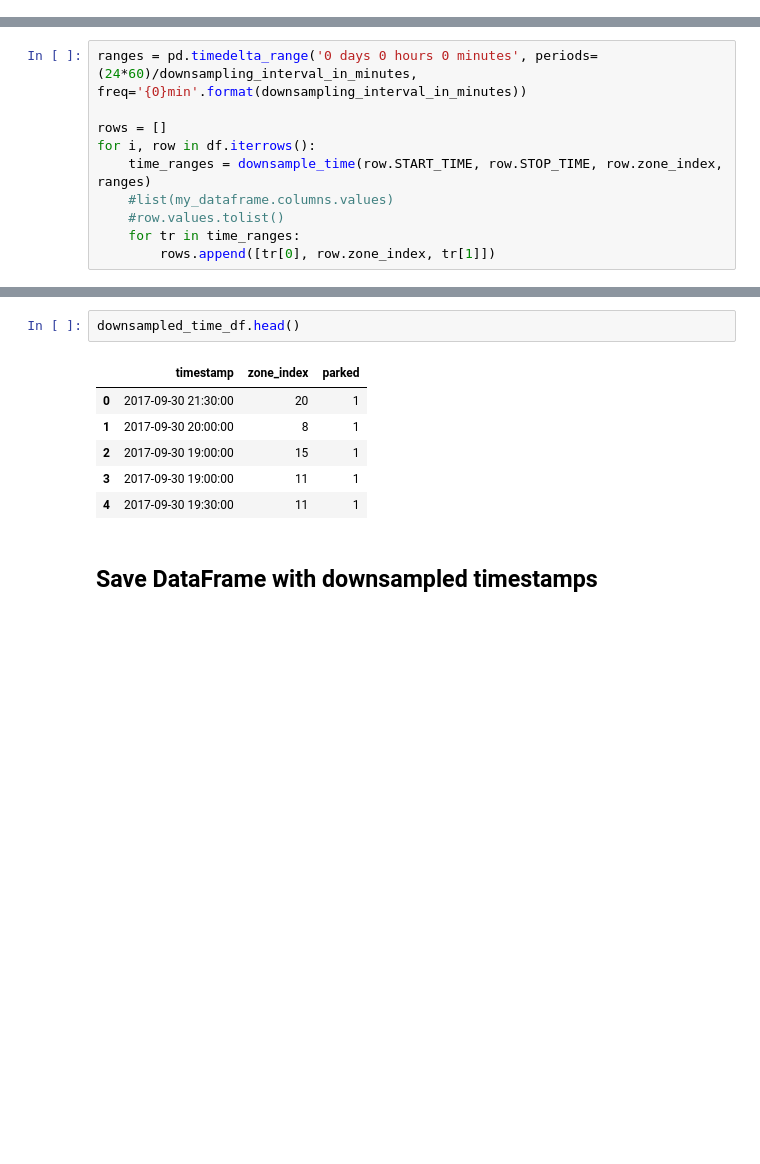
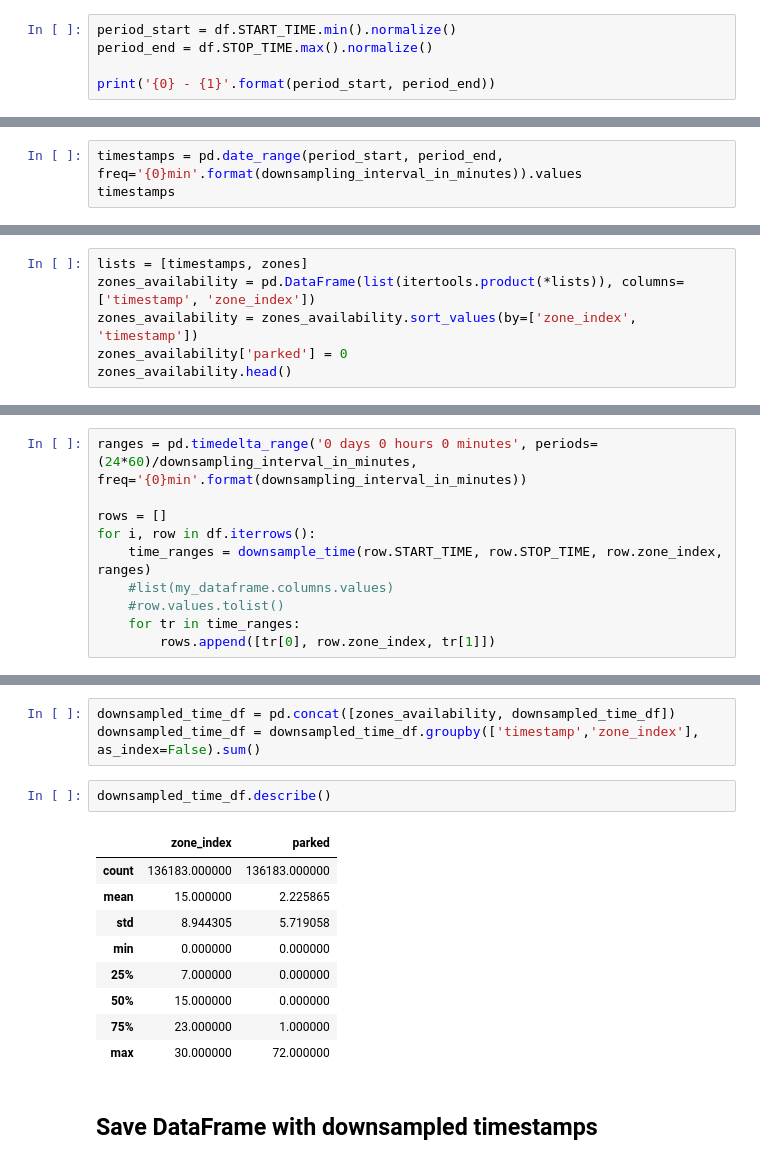
Before and after one commit to zavolokas/ParkingAvailability, a Jupyter notebook: ijburg.ipynb, the cells around one changed output, grey strips where cells are left out. Cells and saved outputs as stored; diff of their text form; blank space fills up the shorter version.

```diff
--- a/ijburg.ipynb
+++ b/ijburg.ipynb
@@ -162,0 +180,5 @@ Loading BokehJS ...
+# %%
+period_start = df.START_TIME.min().normalize()
+period_end = df.STOP_TIME.max().normalize()
+
+print('{0} - {1}'.format(period_start, period_end))
@@ -162,0 +187,3 @@ Loading BokehJS ...
+# %%
+timestamps = pd.date_range(period_start, period_end, freq='{0}min'.format(downsampling_interval_in_minutes)).values
+timestamps
@@ -162,0 +195,6 @@ Loading BokehJS ...
+# %%
+lists = [timestamps, zones]
+zones_availability = pd.DataFrame(list(itertools.product(*lists)), columns=['timestamp', 'zone_index'])
+zones_availability = zones_availability.sort_values(by=['zone_index', 'timestamp'])
+zones_availability['parked'] = 0
+zones_availability.head()
@@ -194,12 +256,18 @@ len(downsampled_time_df)
+# %%
+downsampled_time_df = pd.concat([zones_availability, downsampled_time_df])
+downsampled_time_df = downsampled_time_df.groupby(['timestamp','zone_index'], as_index=False).sum()
 # %%
-downsampled_time_df.head()
+downsampled_time_df.describe()
 # %% [output]
-|  | timestamp | zone_index | parked |
-| 0 | 2017-09-30 21:30:00 | 20 | 1 |
-| 1 | 2017-09-30 20:00:00 | 8 | 1 |
-| 2 | 2017-09-30 19:00:00 | 15 | 1 |
-| 3 | 2017-09-30 19:00:00 | 11 | 1 |
-| 4 | 2017-09-30 19:30:00 | 11 | 1 |
+|  | zone_index | parked |
+| count | 136183.000000 | 136183.000000 |
+| mean | 15.000000 | 2.225865 |
+| std | 8.944305 | 5.719058 |
+| min | 0.000000 | 0.000000 |
+| 25% | 7.000000 | 0.000000 |
+| 50% | 15.000000 | 0.000000 |
+| 75% | 23.000000 | 1.000000 |
+| max | 30.000000 | 72.000000 |
 # %% [markdown]
 ## Save DataFrame with downsampled timestamps
 # %%
```
Also changed, not shown: parts of 34 cells of this notebook.
